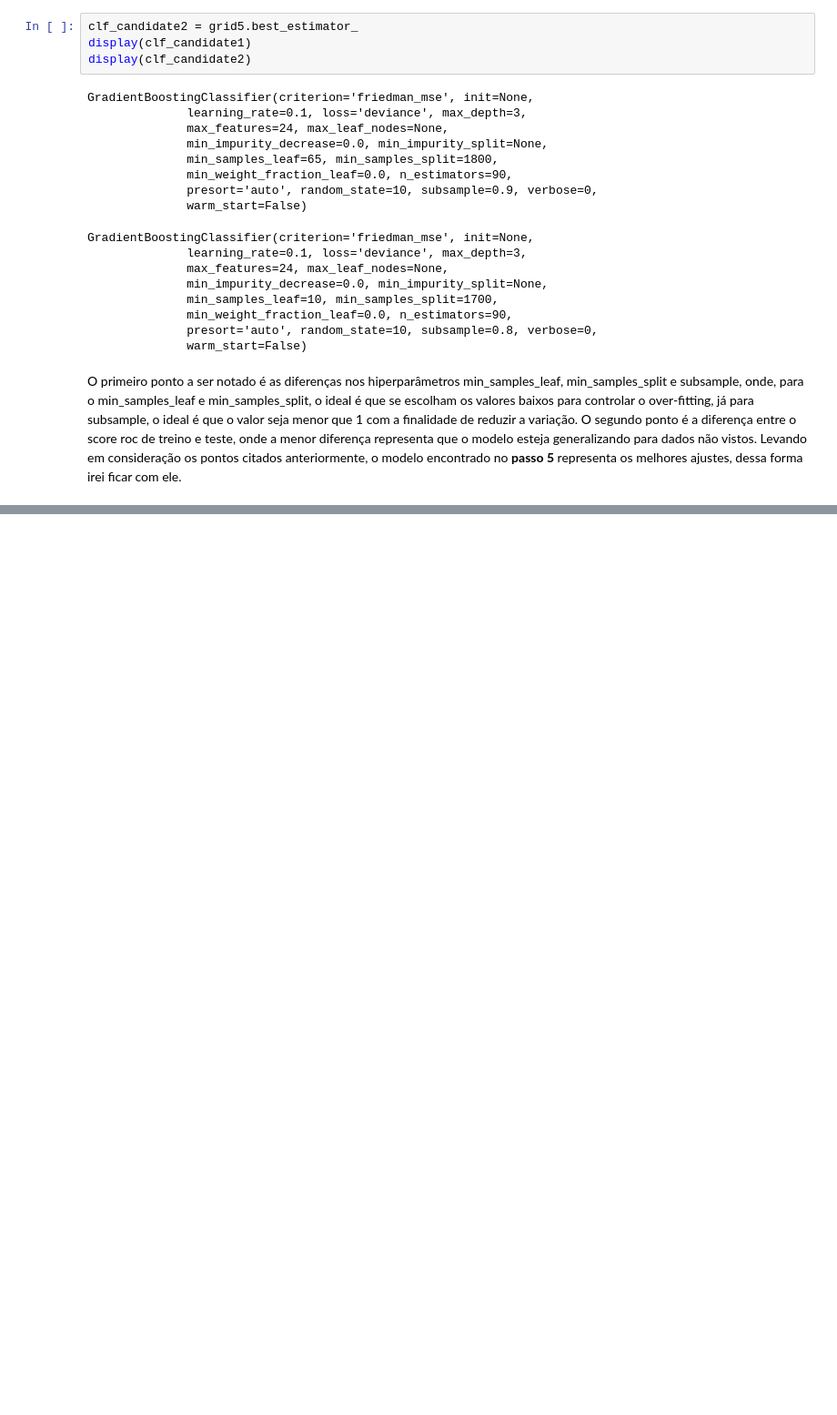
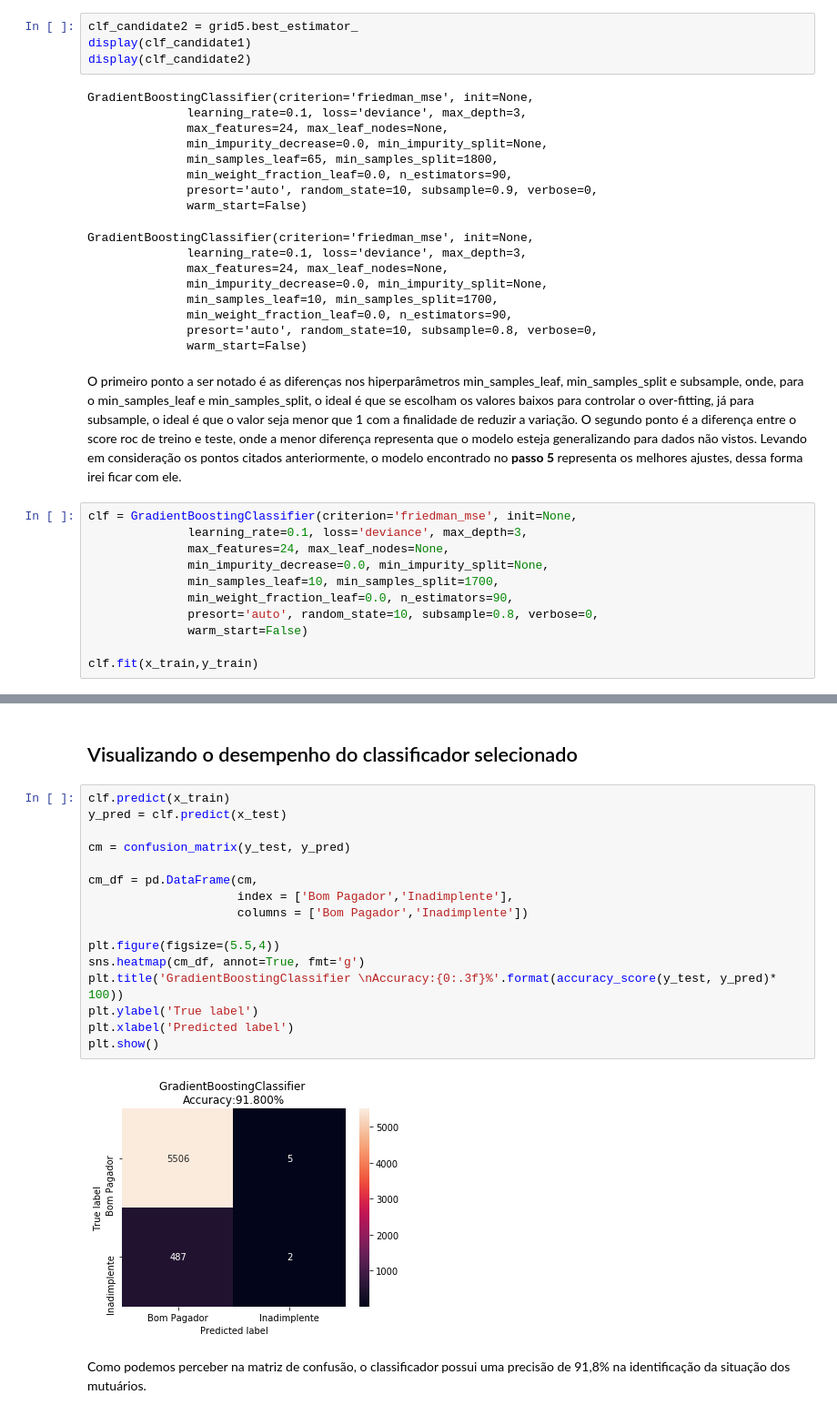
Before and after one commit to vyniciuss/NDG_ml_Home_Credit, a Jupyter notebook: Home_Credit_MS.ipynb, the cells around one changed output, grey strips where cells are left out. Shown at 91% size. Drawn from its saved outputs; the diff is of its cells as text; blank space fills up the shorter version.

```diff
--- a/Home_Credit_MS.ipynb
+++ b/Home_Credit_MS.ipynb
@@ -515,3 +513,14 @@ GradientBoostingClassifier(criterion='friedman_mse', init=None,
               warm_start=False)
 # %% [markdown]
 O primeiro ponto a ser notado é as diferenças nos hiperparâmetros min_samples_leaf, min_samples_split e subsample, onde, para o min_samples_leaf e min_samples_split, o ideal é que se escolham os valores baixos para controlar o over-fitting, já para subsample, o ideal é que o valor seja menor que 1 com a finalidade de reduzir a variação. O segundo ponto é a diferença entre o score roc de treino e teste, onde a menor diferença representa que o modelo esteja generalizando para dados não vistos. Levando em consideração os pontos citados anteriormente, o modelo encontrado no **passo 5** representa os melhores ajustes, dessa forma irei ficar com ele.
+# %%
+clf = GradientBoostingClassifier(criterion='friedman_mse', init=None,
+              learning_rate=0.1, loss='deviance', max_depth=3,
+              max_features=24, max_leaf_nodes=None,
+              min_impurity_decrease=0.0, min_impurity_split=None,
+              min_samples_leaf=10, min_samples_split=1700,
+              min_weight_fraction_leaf=0.0, n_estimators=90,
+              presort='auto', random_state=10, subsample=0.8, verbose=0,
+              warm_start=False)
+
+clf.fit(x_train,y_train)
@@ -517,0 +536,22 @@ O primeiro ponto a ser notado é as diferenças nos hiperparâmetros min_samples
+# %% [markdown]
+## Visualizando o desempenho do classificador selecionado
+# %%
+clf.predict(x_train)
+y_pred = clf.predict(x_test)
+
+cm = confusion_matrix(y_test, y_pred)
+
+cm_df = pd.DataFrame(cm,
+                     index = ['Bom Pagador','Inadimplente'],
+                     columns = ['Bom Pagador','Inadimplente'])
+
+plt.figure(figsize=(5.5,4))
+sns.heatmap(cm_df, annot=True, fmt='g')
+plt.title('GradientBoostingClassifier \nAccuracy:{0:.3f}%'.format(accuracy_score(y_test, y_pred)* 100))
+plt.ylabel('True label')
+plt.xlabel('Predicted label')
+plt.show()
+# %% [output]
+[figure, added]
+# %% [markdown]
+Como podemos perceber na matriz de confusão, o classificador possui uma precisão de 91,8% na identificação da situação dos mutuários.
```
Also changed, not shown: parts of 5 cells of this notebook.
